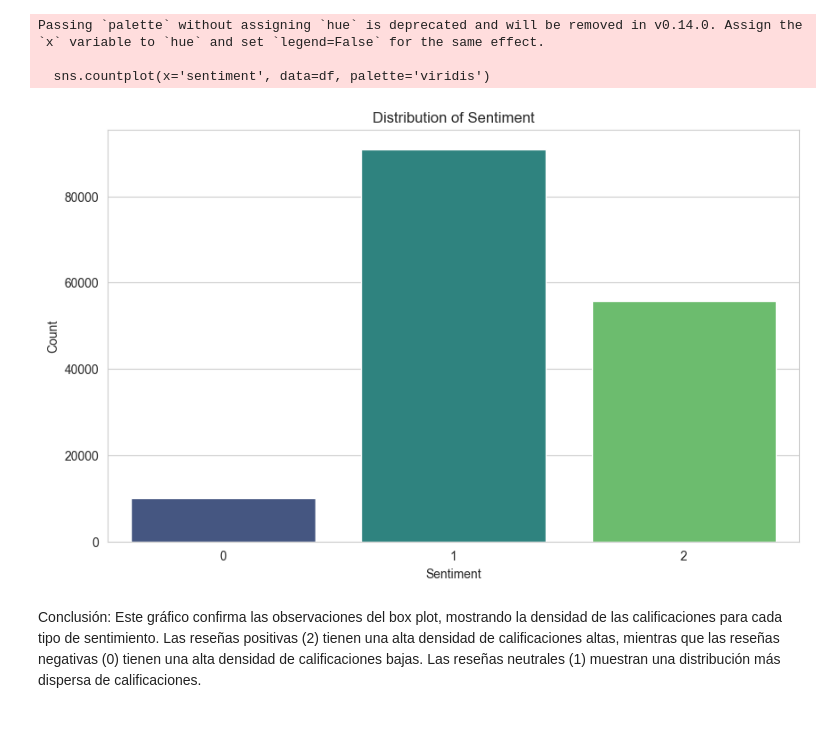
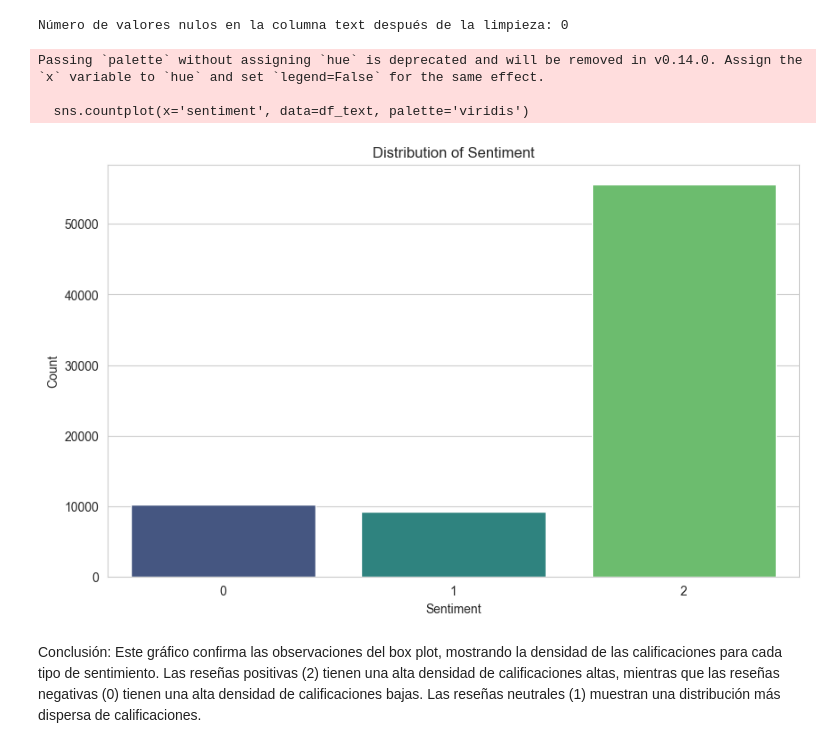
Before and after one commit to RadTorino/Starbucks_Analysis, a Jupyter notebook: google/notebooks/analisis sentimental google reviews.ipynb, the cells around one changed output. Cells and saved outputs as stored; diff of their text form; code cells hidden in the pictures.

Commit message:
sentiment ipynb

```diff
--- a/google/notebooks/analisis sentimental google reviews.ipynb
+++ b/google/notebooks/analisis sentimental google reviews.ipynb
@@ -33,0 +40,5 @@ print(df.head())
+# %%
+# Eliminar todas las filas con valores nulos en la columna "text"
+df_text = df.dropna(subset=['text'])
+print('Se han eliminado las filas con valores nulos en la columna "text".')
+print('Número de filas después de la limpieza:', len(df_text))
@@ -48,7 +62,7 @@ def classify_sentiment(text):
         return 1  # Neutral
 
 # Aplicar la función a la columna 'Texto'
-df['sentiment'] = df['text'].progress_apply(classify_sentiment)
+df_text['sentiment'] = df_text['text'].progress_apply(classify_sentiment)
 
 # Mostrar un head del dataframe para mostrar la nueva columna
 df.head()
@@ -59,4 +78,10 @@ df.head()
 | 28073 | 115087327175786879005 | James Drummond | 2019-05-06 01:42:12 | 1 | The location is a franchise of so... | 0x88891beed225fed1:0x3c63ad3e6997... | 0 |
 | 28074 | 103797448577708424762 | Matthew Pearson | 2019-04-19 12:10:35 | 1 | Go to the one in Sterne. This pla... | 0x88891beed225fed1:0x3c63ad3e6997... | 0 |
 | 28075 | 104674782787422072897 | Craig Winn | 2018-08-19 00:06:29 | 5 | Open early and well staffed. | 0x88891beed225fed1:0x3c63ad3e6997... | 2 |
+# %%
+# Contar el número de valores nulos en la columna 'text' después de la limpieza
+despues_de_limpieza_nulos_texto = df_text['text'].isnull().sum()
+print('Número de valores nulos en la columna text después de la limpieza:', despues_de_limpieza_nulos_texto)
+# %% [output]
+Número de valores nulos en la columna text después de la limpieza: 0
 # %%
@@ -64,22 +89,22 @@ df.to_parquet('starbucks_reviews_con_sentiment.parquet')
 # %%
 import matplotlib.pyplot as plt
 import seaborn as sns
 
 # Set the aesthetic style of the plots
 sns.set_style('whitegrid')
 
 # Count plot for sentiment
 plt.figure(figsize=(10, 6))
-sns.countplot(x='sentiment', data=df, palette='viridis')
+sns.countplot(x='sentiment', data=df_text, palette='viridis')
 plt.title('Distribution of Sentiment')
 plt.xlabel('Sentiment')
 plt.ylabel('Count')
 plt.show()
 # %% [output]
 Passing `palette` without assigning `hue` is deprecated and will be removed in v0.14.0. Assign the `x` variable to `hue` and set `legend=False` for the same effect.
 
-  sns.countplot(x='sentiment', data=df, palette='viridis')
+  sns.countplot(x='sentiment', data=df_text, palette='viridis')
-[figure, old version]
+[figure, new version]
 # %% [markdown]
 Conclusión: Este gráfico confirma las observaciones del box plot, mostrando la densidad de las calificaciones para cada tipo de sentimiento. Las reseñas positivas (2) tienen una alta densidad de calificaciones altas, mientras que las reseñas negativas (0) tienen una alta densidad de calificaciones bajas. Las reseñas neutrales (1) muestran una distribución más dispersa de calificaciones.
 # %%
```
Also changed, not shown: parts of 9 cells of this notebook.
